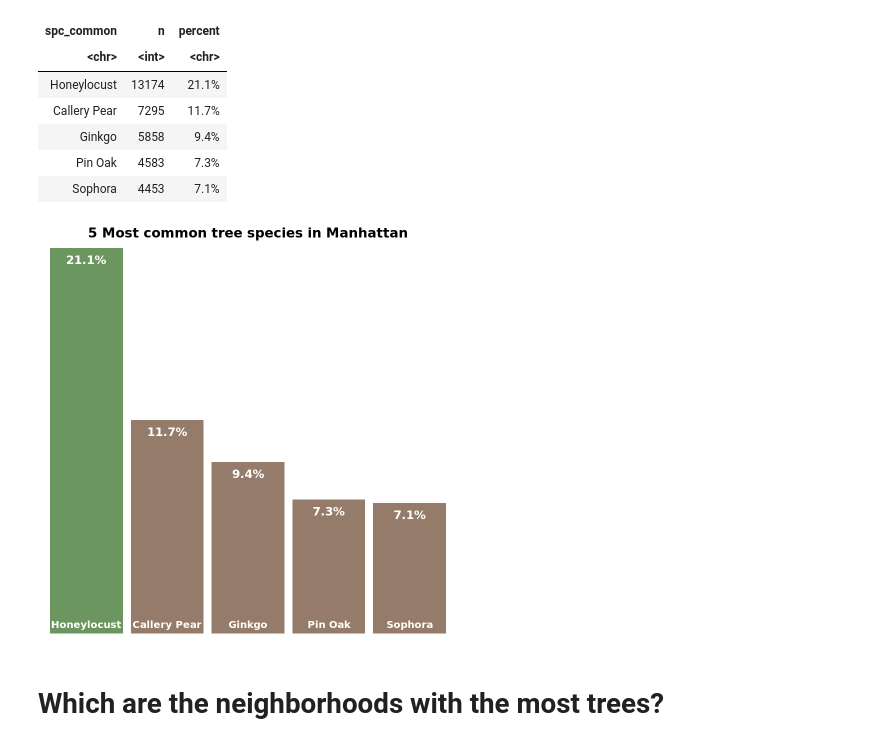
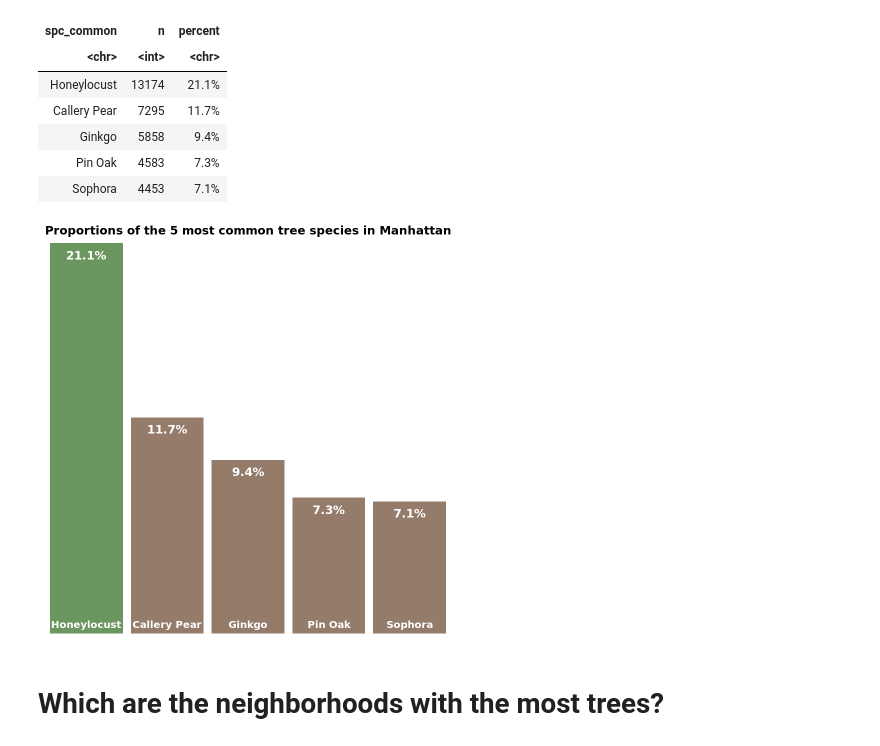
Before and after one commit to bradford-johnson/nyc-trees, a Jupyter notebook: notebook.ipynb, the cells around one changed output. Cells and saved outputs as stored; diff of their text form; code cells hidden in the pictures.

```diff
--- a/notebook.ipynb
+++ b/notebook.ipynb
@@ -46,27 +46,27 @@ A tibble: 5 × 3
 # %%
 tree_colors <-c("#6c965f", "#957b6a", "#957b6a", "#957b6a", "#957b6a")
 
 tree_dist %>%
 	ggplot(aes(x = fct_rev(fct_reorder(spc_common,n)), y = n, fill = tree_colors)) +
 	geom_col() +
 	scale_fill_manual(values = tree_colors) +
 	geom_text(aes(label = percent), nudge_y = -400, color = "white", fontface = "bold", size = 5, family = "NimbusRom") +
 	#geom_text(aes(label = n), nudge_y = -400, color = "white", fontface = "bold", size = 5, family = "NimbusRom") +
-	labs(title = "5 Most common tree species in Manhattan", x = "", y = "") +
+	labs(title = "Proportions of the 5 most common tree species in Manhattan", x = "", y = "") +
 	scale_y_continuous(limits = c(0,13200), expand = expansion(add = c(0, 250))) +
 	#theme_classic() +
 	theme_void() +
 	theme(legend.position = "none",
-          plot.title = element_text(hjust = 0.5, size = 16, face = "bold", family = "NimbusRom"),
+          plot.title = element_text(hjust = 0.5, size = 14, face = "bold", family = "NimbusRom"),
           #axis.title.y = element_text(size = 13),
           axis.text = element_text(size = 10, face = "bold"),
           axis.text.x = element_text(size = 12, hjust = .5, vjust = 6, color = "white", angle = 0, family = "NimbusRom"),
           axis.text.y = element_blank(),
           panel.border = element_blank(),
           panel.grid = element_blank()
          )
 # %% [output]
-[figure, old version]
+[figure, new version]
 # %% [markdown]
 # Which are the neighborhoods with the most trees?
 # %%
```
Also changed, not shown: parts of 1 cell of this notebook.
